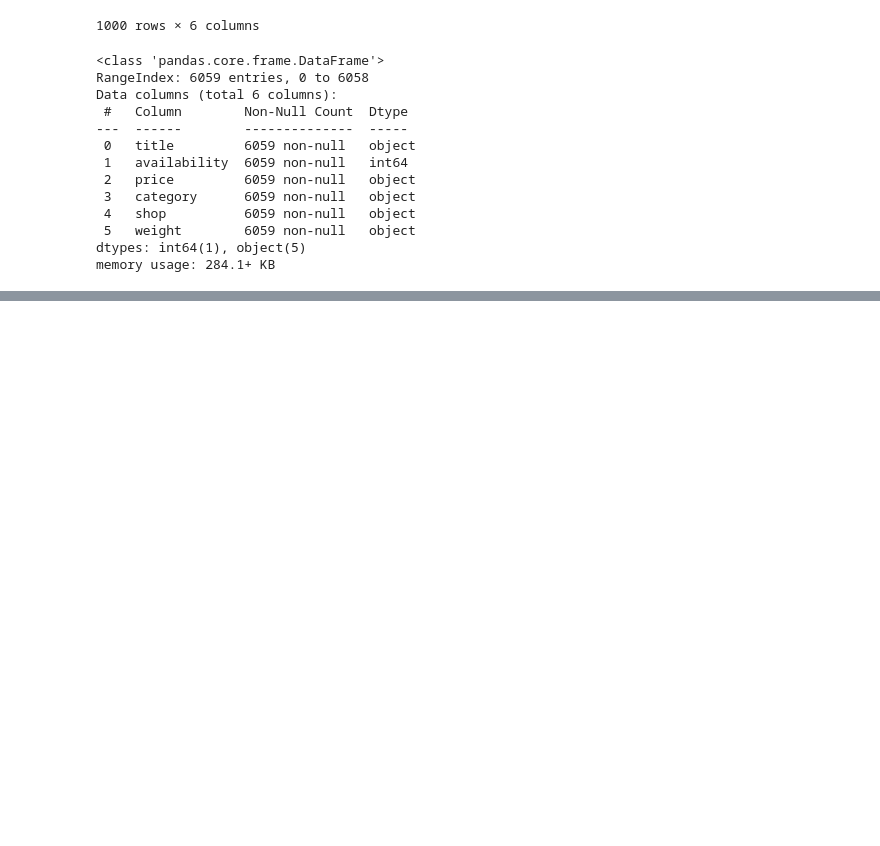
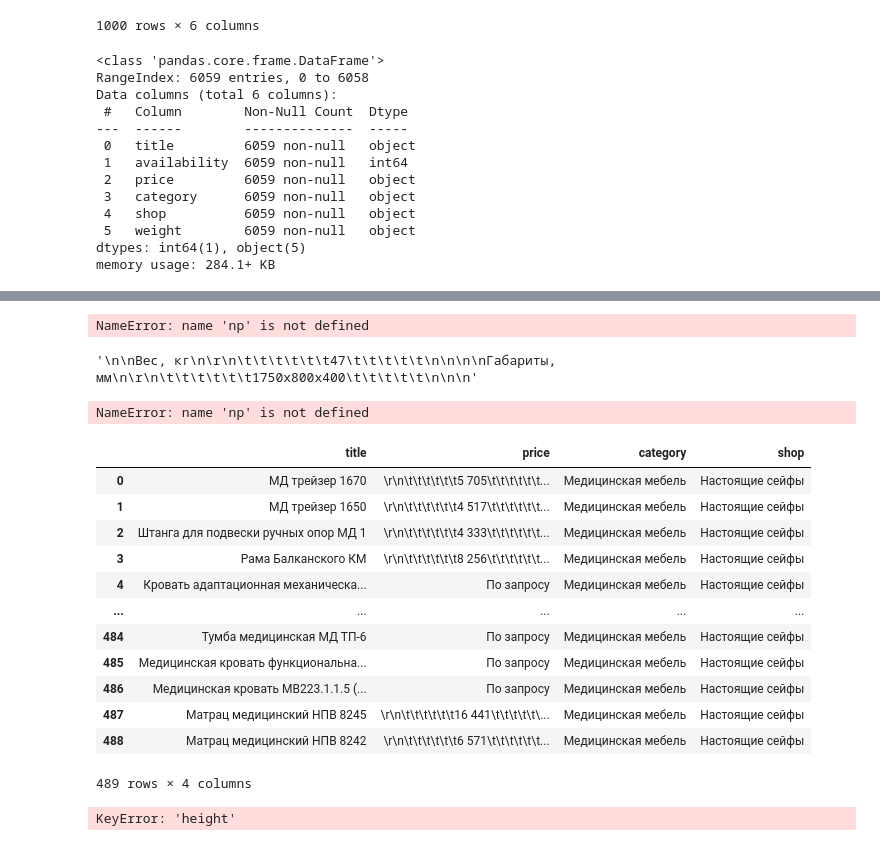
Before and after one commit to VissZyCrain/DIPLOMA_Tuchin_A_M, a Jupyter notebook: Data collection and processing.ipynb, the cells around one changed output, grey strips where cells are left out. Cells and saved outputs as stored; diff of their text form; code cells hidden in the pictures; blank space fills up the shorter version.

```diff
--- a/Data collection and processing.ipynb
+++ b/Data collection and processing.ipynb
@@ -576,0 +887,60 @@ memory usage: 284.1+ KB
+# %%
+#depth
+def depth(param):
+    if param != '[]':
+        param = param.replace('[', '').replace(']', '').replace('\'', '') #убираем символы []' в исходной строке
+        h_w_d = re.split('х|x', param) # русская "х" или икс
+        depth = h_w_d[2]
+    else:
+        depth = np.nan
+    return depth
+# %%
+df_medecinskaya_mebel_izh['depth'] = df_medecinskaya_mebel_izh['size'].apply(depth)
+df_medecinskaya_mebel_izh.head()
+# %% [output]
+NameError: name 'np' is not defined
+# %%
+df_medecinskaya_mebel_izh['description'][100]
+# %% [output]
+'\n\nВес, кг\n\r\n\t\t\t\t\t\t47\t\t\t\t\t\n\n\n\nГабариты, мм\n\r\n\t\t\t\t\t\t1750x800x400\t\t\t\t\t\n\n\n'
+# %%
+# Weight
+#re_weight = r'(?<=\n\nВес, кг\n\r\n\t\t\t\t\t\t)([0-9]*)(?=[\t\t\t\t\t])'
+
+def weight(param):
+    weight = re.findall(r'(?<=\n\nВес, кг\n\r\n\t\t\t\t\t\t)([0-9]*)(?=[\t\t\t\t\t])', param)
+    if weight != []: #не везде есть
+        weight = float(weight[0])
+    else:
+        weight = np.nan
+    return weight
+# %%
+df_medecinskaya_mebel_izh['weight'] = df_medecinskaya_mebel_izh['description'].apply(weight)
+df_medecinskaya_mebel_izh.head()
+# %% [output]
+NameError: name 'np' is not defined
+# %%
+#удаляем ненужные колонки
+df_medecinskaya_mebel_izh = df_medecinskaya_mebel_izh.drop(['description', 'size'], axis=1)
+df_medecinskaya_mebel_izh
+# %% [output]
+|  | title | price | category | shop |
+| 0 | МД трейзер 1670 | \r\n\t\t\t\t\t\t5 705\t\t\t\t\t\t... | Медицинская мебель | Настоящие сейфы |
+| 1 | МД трейзер 1650 | \r\n\t\t\t\t\t\t4 517\t\t\t\t\t\t... | Медицинская мебель | Настоящие сейфы |
+| 2 | Штанга для подвески ручных опор МД 1 | \r\n\t\t\t\t\t\t4 333\t\t\t\t\t\t... | Медицинская мебель | Настоящие сейфы |
+| 3 | Рама Балканского КМ | \r\n\t\t\t\t\t\t8 256\t\t\t\t\t\t... | Медицинская мебель | Настоящие сейфы |
+| 4 | Кровать адаптационная механическа... | По запросу | Медицинская мебель | Настоящие сейфы |
+| ... | ... | ... | ... | ... |
+| 484 | Тумба медицинская МД ТП-6 | По запросу | Медицинская мебель | Настоящие сейфы |
+| 485 | Медицинская кровать функциональна... | По запросу | Медицинская мебель | Настоящие сейфы |
+| 486 | Медицинская кровать МВ223.1.1.5 (... | По запросу | Медицинская мебель | Настоящие сейфы |
+| 487 | Матрац медицинский НПВ 8245 | \r\n\t\t\t\t\t\t16 441\t\t\t\t\t\... | Медицинская мебель | Настоящие сейфы |
+| 488 | Матрац медицинский НПВ 8242 | \r\n\t\t\t\t\t\t6 571\t\t\t\t\t\t... | Медицинская мебель | Настоящие сейфы |
+489 rows × 4 columns
+# %%
+#перевести height, width, depth to float
+df_medecinskaya_mebel_izh['height'] = df_medecinskaya_mebel_izh['height'].astype(float)
+df_medecinskaya_mebel_izh['width'] = df_medecinskaya_mebel_izh['width'].astype(float)
+df_medecinskaya_mebel_izh['depth'] = df_medecinskaya_mebel_izh['depth'].astype(float)
+# %% [output]
+KeyError: 'height'
```
Also changed, not shown: parts of 67 cells of this notebook.
